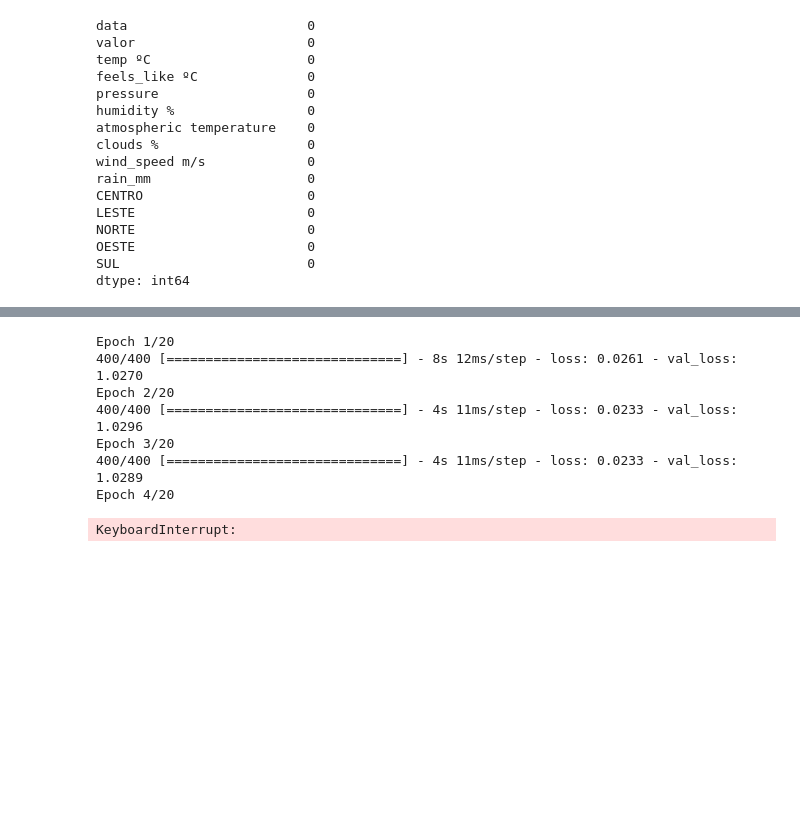
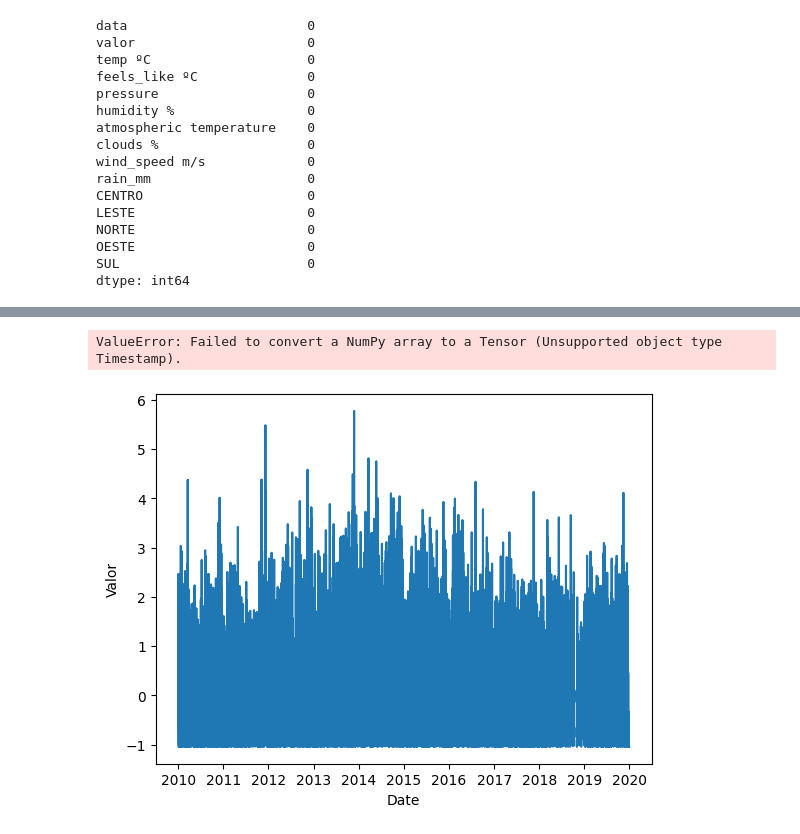
Before and after one commit to gutessitore/WeatherPrediction, a Jupyter notebook: Traffic_pred.ipynb, the cells around one changed output, grey strips where cells are left out. Cells and saved outputs as stored; diff of their text form; code cells hidden in the pictures; blank space fills up the shorter version.

Commit message:
try different methods to generate window

```diff
--- a/Traffic_pred.ipynb
+++ b/Traffic_pred.ipynb
@@ -444,6 +444,6 @@ df.head()
 | 4 | 2010-01-02 | 0.227025 | 0.786405 | 0.900737 | -0.293491 | 1.180019 | 1.587025 | 0.766428 | ... |
 # %%
 #turning data column into a timestamp for tensorflow
-df['data'] = df['data'].astype(int) // 10**9
+#df['data'] = df['data'].astype(int) // 10**9
 # %%
 df.drop(['visibility'], axis=1, inplace=True)
@@ -475,4 +470,4 @@ dtype: int64
 #normalize data
 from sklearn.preprocessing import MinMaxScaler
 scaler = MinMaxScaler()
-train[['valor','temp ºC', 'feels_like ºC', 'pressure', 'humidity %', 'atmospheric temperature', 'clouds %', 'wind_speed m/s','rain_mm']] = scaler.fit_transform(train[['valor','temp ºC', 'feels_like ºC', 'pressure', 'humidity %', 'atmospheric temperature', 'clouds %', 'wind_speed m/s','rain_mm']])
+df[['valor','temp ºC', 'feels_like ºC', 'pressure', 'humidity %', 'atmospheric temperature', 'clouds %', 'wind_speed m/s','rain_mm']] = scaler.fit_transform(df[['valor','temp ºC', 'feels_like ºC', 'pressure', 'humidity %', 'atmospheric temperature', 'clouds %', 'wind_speed m/s','rain_mm']])
@@ -496,11 +479,0 @@ model.compile(optimizer=optimizer, loss=tf.losses.MeanSquaredError())
-# %%
-history = model.fit(window.train, epochs=20, validation_data=window.val)
-# %% [output]
-Epoch 1/20
-400/400 [==============================] - 8s 12ms/step - loss: 0.0261 - val_loss: 1.0270
-Epoch 2/20
-400/400 [==============================] - 4s 11ms/step - loss: 0.0233 - val_loss: 1.0296
-Epoch 3/20
-400/400 [==============================] - 4s 11ms/step - loss: 0.0233 - val_loss: 1.0289
-Epoch 4/20
-KeyboardInterrupt:
@@ -506,0 +505,17 @@ KeyboardInterrupt:
+# %%
+train_df = df[df['data'] < '2020-01-01']
+dev_df = df[(df['data'] >= '2020-01-01') & (df['data'] < '2021-01-01')]
+test_df = df[df['data'] >= '2020-01-01']
+# %%
+train_data = create_windowed_dataset(train_df, 10000, 1, 32, 1000)
+# %% [output]
+ValueError: Failed to convert a NumPy array to a Tensor (Unsupported object type Timestamp).
+# %%
+#plot valor by date to check if windowed dataset is correct
+import matplotlib.pyplot as plt
+plt.plot(train_df['data'], train_df['valor'])
+plt.xlabel('Date')
+plt.ylabel('Valor')
+plt.show()
+# %% [output]
+[figure, added]
```
Also changed, not shown: parts of 13 cells of this notebook, 1 other file.
